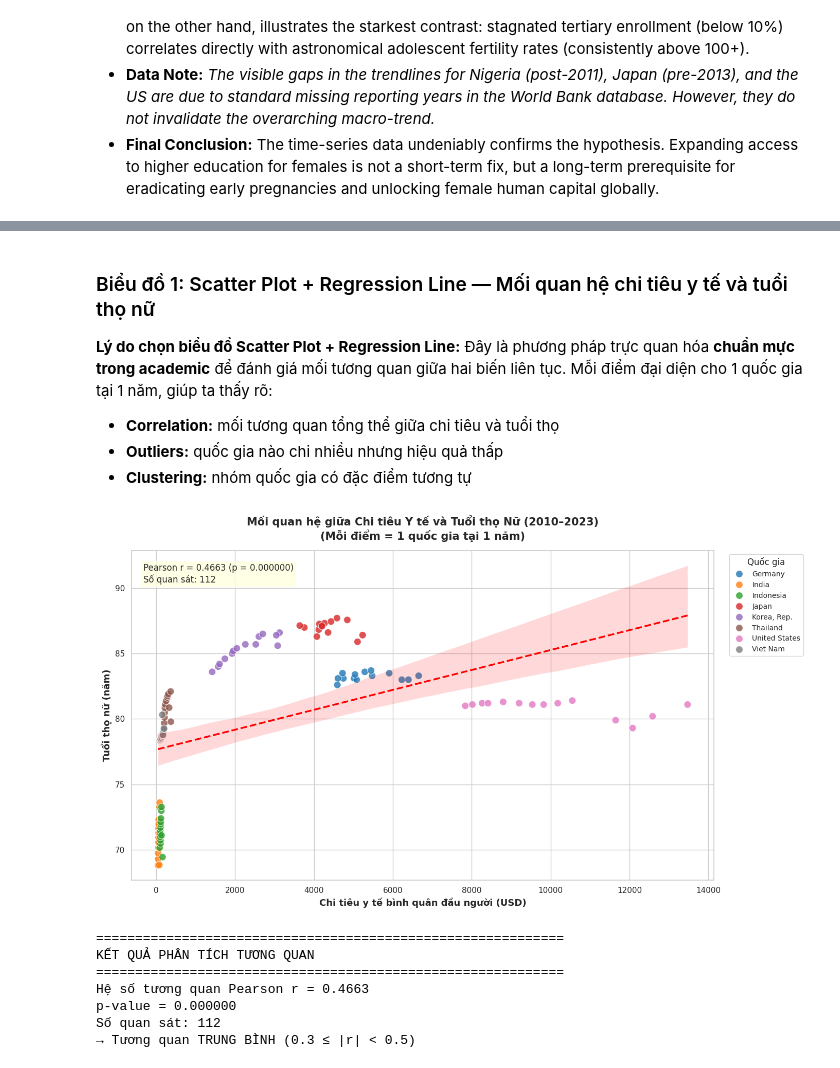
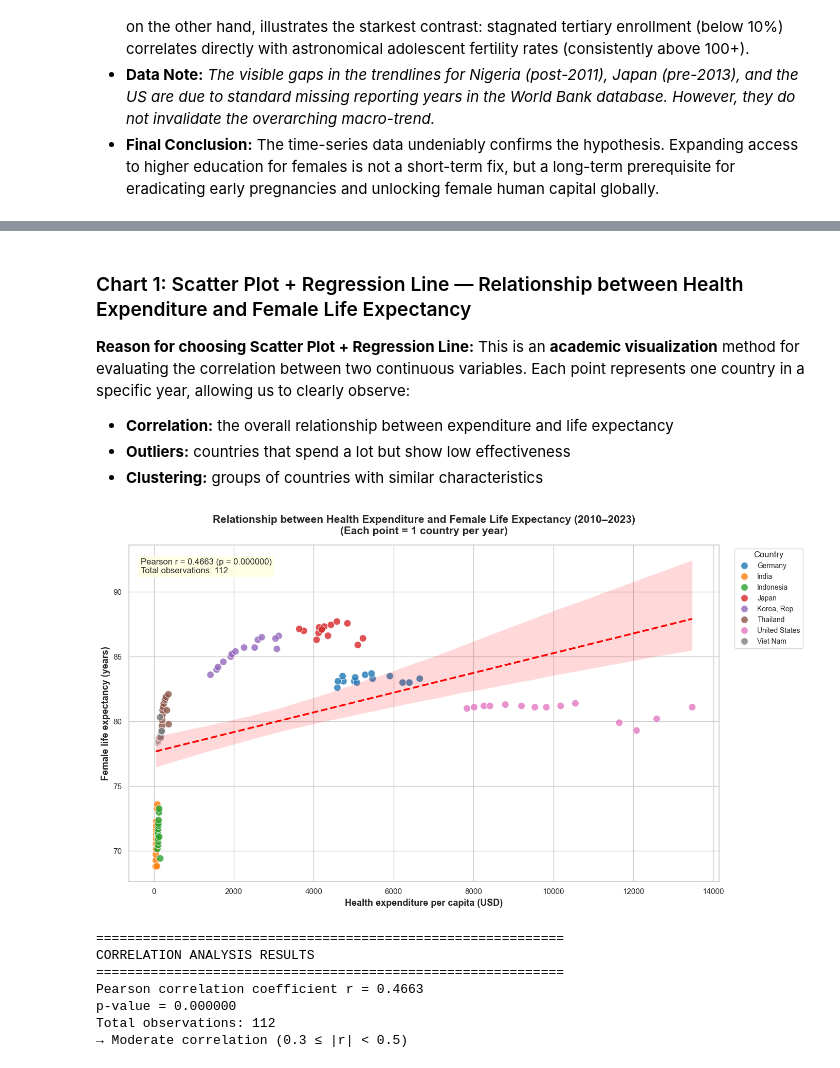
Before and after one commit to n3sfan/DataVis-Lab2, a Jupyter notebook: Notebook/Cau31.ipynb, the cells around one changed output, grey strips where cells are left out. Drawn from its saved outputs; the diff is of its cells as text; code cells hidden in the pictures.

```diff
--- a/Notebook/Cau31.ipynb
+++ b/Notebook/Cau31.ipynb
@@ -252,15 +253,15 @@ Analyzing the 6-country grid from 2000 to 2024 reveals three distinct demographi
 # %% [markdown]
-### Biểu đồ 1: Scatter Plot + Regression Line — Mối quan hệ chi tiêu y tế và tuổi thọ nữ
+### Chart 1: Scatter Plot + Regression Line — Relationship between Health Expenditure and Female Life Expectancy
 
-**Lý do chọn biểu đồ Scatter Plot + Regression Line:**
-Đây là phương pháp trực quan hóa **chuẩn mực trong academic** để đánh giá mối tương quan giữa hai biến liên tục. Mỗi điểm đại diện cho 1 quốc gia tại 1 năm, giúp ta thấy rõ:
-- **Correlation:** mối tương quan tổng thể giữa chi tiêu và tuổi thọ
-- **Outliers:** quốc gia nào chi nhiều nhưng hiệu quả thấp
-- **Clustering:** nhóm quốc gia có đặc điểm tương tự
+**Reason for choosing Scatter Plot + Regression Line:**
+This is an **academic visualization** method for evaluating the correlation between two continuous variables. Each point represents one country in a specific year, allowing us to clearly observe:
+- **Correlation:** the overall relationship between expenditure and life expectancy
+- **Outliers:** countries that spend a lot but show low effectiveness
+- **Clustering:** groups of countries with similar characteristics
 # %%
-# ====== BIỂU ĐỒ 1: SCATTER PLOT + REGRESSION — Chi tiêu y tế vs Tuổi thọ nữ ======
+# ====== CHART 1: SCATTER PLOT + REGRESSION — Health Expenditure vs Female Life Expectancy ======
 
-# Chuẩn bị dữ liệu: pivot ra các biến
+# Prepare data: pivot variables
 pivot_df = df_clean.pivot_table(
     index=['Country Name', 'Country Code', 'Year'],
     columns='Series Code',
@@ -268,7 +269,7 @@ pivot_df = df_clean.pivot_table(
 ).reset_index()
 pivot_df.columns.name = None
 
-# Đổi tên cột cho dễ đọc
+# Rename columns for readability
 pivot_df = pivot_df.rename(columns={
     'SH.XPD.CHEX.PC.CD': 'health_exp',
     'SP.DYN.LE00.FE.IN': 'life_exp_female',
@@ -277,57 +278,57 @@ pivot_df = pivot_df.rename(columns={
 
 scatter_df = pivot_df.dropna(subset=['health_exp', 'life_exp_female']).copy()
 
-# Tính hệ số tương quan Pearson
+# Compute Pearson correlation
 r_value, p_value = stats.pearsonr(scatter_df['health_exp'], scatter_df['life_exp_female'])
 
 fig, ax = plt.subplots(figsize=(14, 8))
 
-# Scatter plot với màu theo quốc gia
+# Scatter plot colored by country
 palette = sns.color_palette('tab10', n_colors=len(scatter_df['Country Name'].unique()))
 sns.scatterplot(data=scatter_df, x='health_exp', y='life_exp_female',
                 hue='Country Name', palette=palette, s=100, alpha=0.8, edgecolor='white', ax=ax)
 
-# Regression line tổng thể
+# Overall regression line
 sns.regplot(data=scatter_df, x='health_exp', y='life_exp_female',
             scatter=False, color='red', line_kws={'linewidth': 2.5, 'linestyle': '--'}, ax=ax)
 
-# Ghi chú thống kê
+# Statistical annotation
 ax.text(0.02, 0.96,
         f'Pearson r = {r_value:.4f} (p = {p_value:.6f})\n'
-        f'Số quan sát: {len(scatter_df)}',
+        f'Total observations: {len(scatter_df)}',
         transform=ax.transAxes, fontsize=12, verticalalignment='top',
         bbox=dict(boxstyle='round', facecolor='lightyellow', alpha=0.8))
 
-plt.title('Mối quan hệ giữa Chi tiêu Y tế và Tuổi thọ Nữ (2010–2023)\n(Mỗi điểm = 1 quốc gia tại 1 năm)',
+plt.title('Relationship between Health Expenditure and Female Life Expectancy (2010–2023)\n(Each point = 1 country per year)',
           fontsize=15, fontweight='bold', pad=15)
-plt.xlabel('Chi tiêu y tế bình quân đầu người (USD)', fontsize=13, fontweight='bold')
-plt.ylabel('Tuổi thọ nữ (năm)', fontsize=13, fontweight='bold')
-ax.legend(title='Quốc gia', bbox_to_anchor=(1.02, 1), loc='upper left', fontsize=10)
+plt.xlabel('Health expenditure per capita (USD)', fontsize=13, fontweight='bold')
+plt.ylabel('Female life expectancy (years)', fontsize=13, fontweight='bold')
+ax.legend(title='Country', bbox_to_anchor=(1.02, 1), loc='upper left', fontsize=10)
 
 plt.tight_layout()
 plt.show()
 
 print(f"\n{'='*60}")
-print(f"KẾT QUẢ PHÂN TÍCH TƯƠNG QUAN")
+print(f"CORRELATION ANALYSIS RESULTS")
 print(f"{'='*60}")
-print(f"Hệ số tương quan Pearson r = {r_value:.4f}")
+print(f"Pearson correlation coefficient r = {r_value:.4f}")
 print(f"p-value = {p_value:.6f}")
-print(f"Số quan sát: {len(scatter_df)}")
+print(f"Total observations: {len(scatter_df)}")
 if abs(r_value) < 0.3:
-    print("→ Tương quan YẾU (|r| < 0.3)")
+    print("→ Weak correlation (|r| < 0.3)")
 elif abs(r_value) < 0.5:
-    print("→ Tương quan TRUNG BÌNH (0.3 ≤ |r| < 0.5)")
+    print("→ Moderate correlation (0.3 ≤ |r| < 0.5)")
 elif abs(r_value) < 0.7:
-    print("→ Tương quan KHÁ (0.5 ≤ |r| < 0.7)")
+    print("→ Fair correlation (0.5 ≤ |r| < 0.7)")
 else:
-    print("→ Tương quan MẠNH (|r| ≥ 0.7)")
+    print("→ Strong correlation (|r| ≥ 0.7)")
 # %% [output]
-[figure, old version]
+[figure, new version]
 ============================================================
-KẾT QUẢ PHÂN TÍCH TƯƠNG QUAN
+CORRELATION ANALYSIS RESULTS
 ============================================================
-Hệ số tương quan Pearson r = 0.4663
+Pearson correlation coefficient r = 0.4663
 p-value = 0.000000
-Số quan sát: 112
-→ Tương quan TRUNG BÌNH (0.3 ≤ |r| < 0.5)
+Total observations: 112
+→ Moderate correlation (0.3 ≤ |r| < 0.5)
 # %% [markdown]
```
Also changed, not shown: parts of 13 cells of this notebook.
